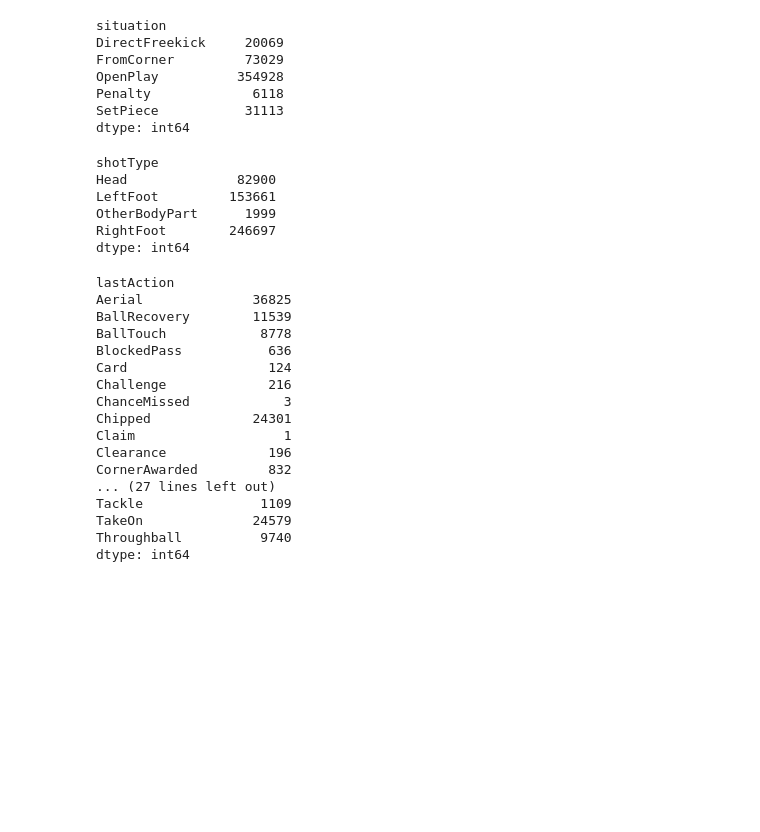
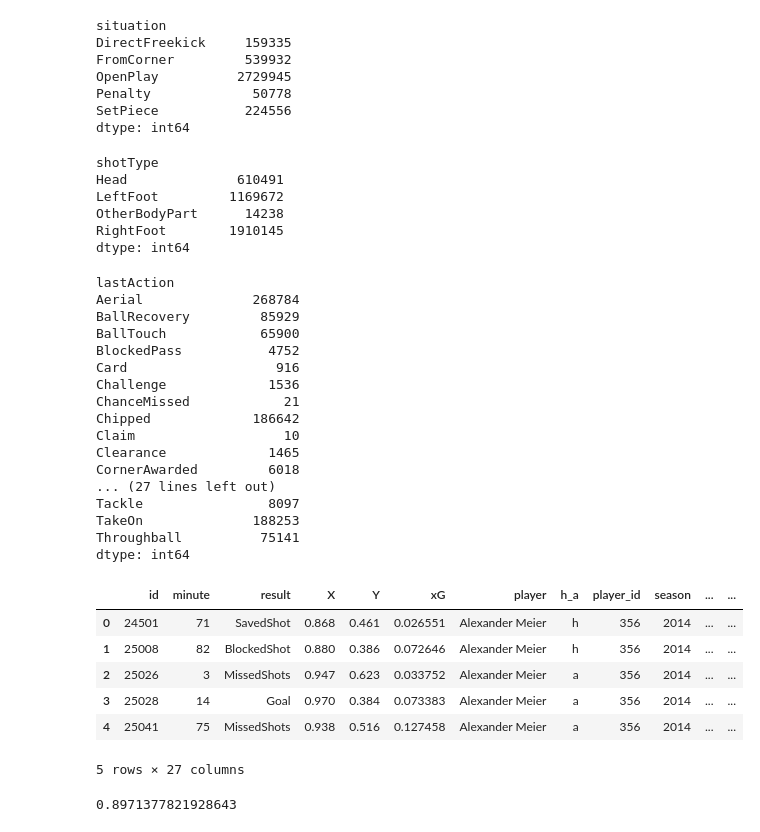
Before and after one commit to GuechtouliAnis/xG-model, a Jupyter notebook: understat.ipynb, the cells around one changed output. Cells and saved outputs as stored; diff of their text form; code cells hidden in the pictures; blank space fills up the shorter version.

Commit message:
checkpoint 12 - understat model

```diff
--- a/understat.ipynb
+++ b/understat.ipynb
@@ -6,5 +6,5 @@ df_e = pd.read_csv('Data/us/EPL.csv')
 df_l = pd.read_csv('Data/us/La_Liga.csv')
 df_s = pd.read_csv('Data/us/Serie_A.csv')
 df_1 = pd.read_csv('Data/us/Ligue_1.csv')
-df_r = pd.read_csv('Data/us/RPFL.csv')
+df_r = pd.read_csv('Data/us/RFPL.csv')
 # %%
@@ -18,3 +13 @@ df
-# %%
-df = pd.read_csv('Data/understat.csv')
 # %%
@@ -37,38 +16,51 @@ df[['id','player_id','match_id','season','X','Y','xG','shotType','situation','la
 df.groupby('situation').size()
 # %% [output]
 situation
-DirectFreekick     20069
-FromCorner         73029
-OpenPlay          354928
-Penalty             6118
-SetPiece           31113
+DirectFreekick     159335
+FromCorner         539932
+OpenPlay          2729945
+Penalty             50778
+SetPiece           224556
 dtype: int64
 # %%
 df.groupby('shotType').size()
 # %% [output]
 shotType
-Head              82900
-LeftFoot         153661
-OtherBodyPart      1999
-RightFoot        246697
+Head              610491
+LeftFoot         1169672
+OtherBodyPart      14238
+RightFoot        1910145
 dtype: int64
 # %%
 df.groupby('lastAction').size()
 # %% [output]
 lastAction
-Aerial              36825
-BallRecovery        11539
-BallTouch            8778
-BlockedPass           636
-Card                  124
-Challenge             216
-ChanceMissed            3
-Chipped             24301
-Claim                   1
-Clearance             196
-CornerAwarded         832
+Aerial              268784
+BallRecovery         85929
+BallTouch            65900
+BlockedPass           4752
+Card                   916
+Challenge             1536
+ChanceMissed            21
+Chipped             186642
+Claim                   10
+Clearance             1465
+CornerAwarded         6018
 ... (27 lines left out)
-Tackle               1109
-TakeOn              24579
-Throughball          9740
+Tackle                8097
+TakeOn              188253
+Throughball          75141
 dtype: int64
+# %%
+# convert columns to dummy variables
+cols = ['shotType','situation']
+dfs = pd.get_dummies(df, columns=cols)
+dfs.head()
+# %% [output]
+|  | id | minute | result | X | Y | xG | player | h_a | player_id | season | ... | ... |
+| 0 | 24501 | 71 | SavedShot | 0.868 | 0.461 | 0.026551 | Alexander Meier | h | 356 | 2014 | ... | ... |
+| 1 | 25008 | 82 | BlockedShot | 0.880 | 0.386 | 0.072646 | Alexander Meier | h | 356 | 2014 | ... | ... |
+| 2 | 25026 | 3 | MissedShots | 0.947 | 0.623 | 0.033752 | Alexander Meier | a | 356 | 2014 | ... | ... |
+| 3 | 25028 | 14 | Goal | 0.970 | 0.384 | 0.073383 | Alexander Meier | a | 356 | 2014 | ... | ... |
+| 4 | 25041 | 75 | MissedShots | 0.938 | 0.516 | 0.127458 | Alexander Meier | a | 356 | 2014 | ... | ... |
+5 rows × 27 columns
@@ -74,0 +88,15 @@ dtype: int64
+# %%
+# train a logistic regression model
+from sklearn.linear_model import LogisticRegression
+
+model = LogisticRegression()
+model.fit(X_train, y_train)
+
+# evaluate the model
+from sklearn.metrics import accuracy_score
+
+y_pred = model.predict(X_test)
+accuracy_score(y_test, y_pred)
+# 0.8973019665006546
+# %% [output]
+0.8971377821928643
```
Also changed, not shown: parts of 33 cells of this notebook, 3 other files.
